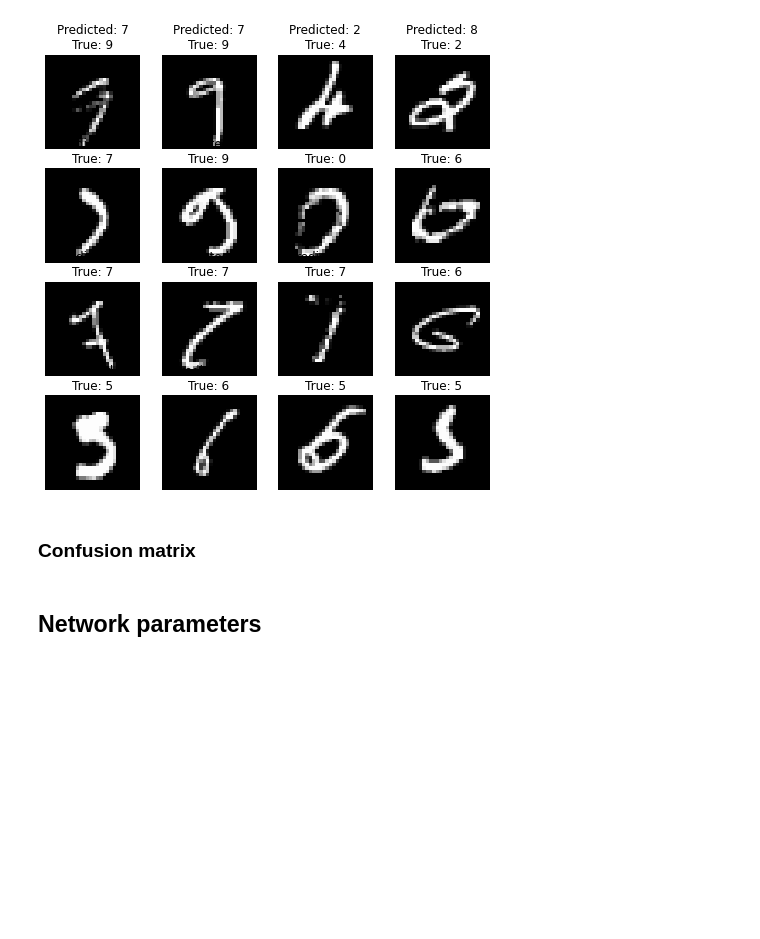
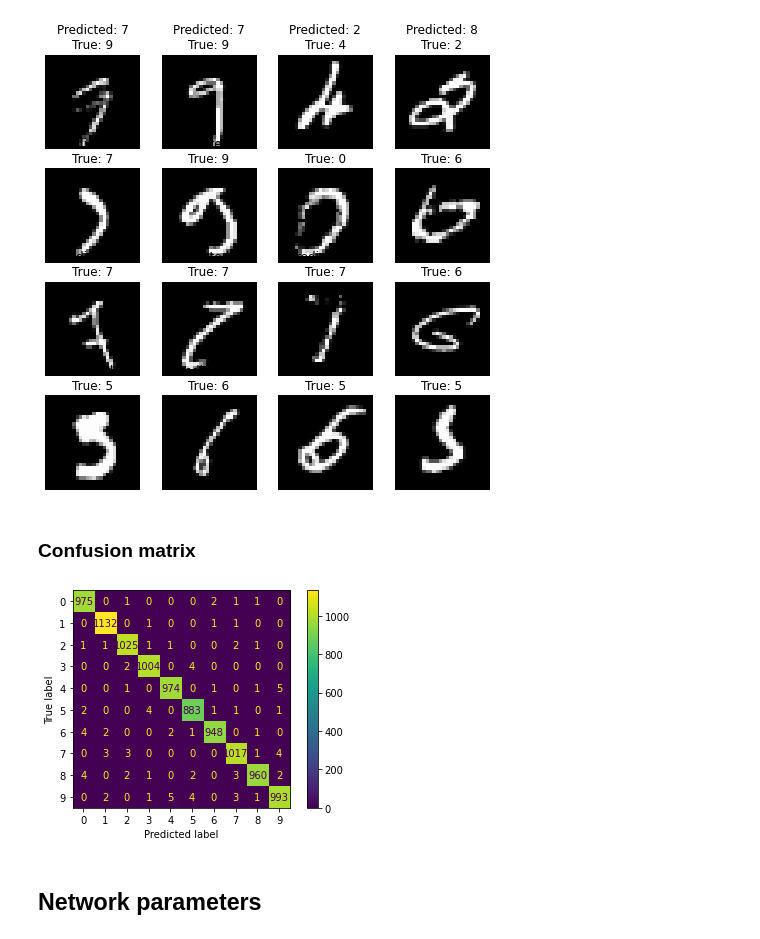
Before and after one commit to abassi98/NNDL, a Jupyter notebook: Homework_1/Classification.ipynb, the cells around one changed output. Drawn from its saved outputs; the diff is of its cells as text; code cells hidden in the pictures; blank space fills up the shorter version.

Commit message:
Add confusion matrix plot

```diff
--- a/Homework_1/Classification.ipynb
+++ b/Homework_1/Classification.ipynb
@@ -219,7 +219,20 @@ plt.show()
 # %% [markdown]
 ### Confusion matrix
 # %%
-# Build the confusion matrix
+### Build the confusion matrix
+from sklearn.metrics import confusion_matrix, plot_confusion_matrix, ConfusionMatrixDisplay
+
+# Get predictions and ground trues
+trues = confusion[0]
+predictions = confusion[1]
+
+# Compute and plot confusion matrix
+cm = confusion_matrix(trues, predictions, labels =np.array(range(10)) )
+disp = ConfusionMatrixDisplay(confusion_matrix=cm, display_labels = np.array(range(10)))
+disp.plot()
+plt.show()
+# %% [output]
+[figure, added]
 # %% [markdown]
 ## Network parameters
 # %%
```
Also changed, not shown: parts of 1 cell of this notebook, 1 other file.
